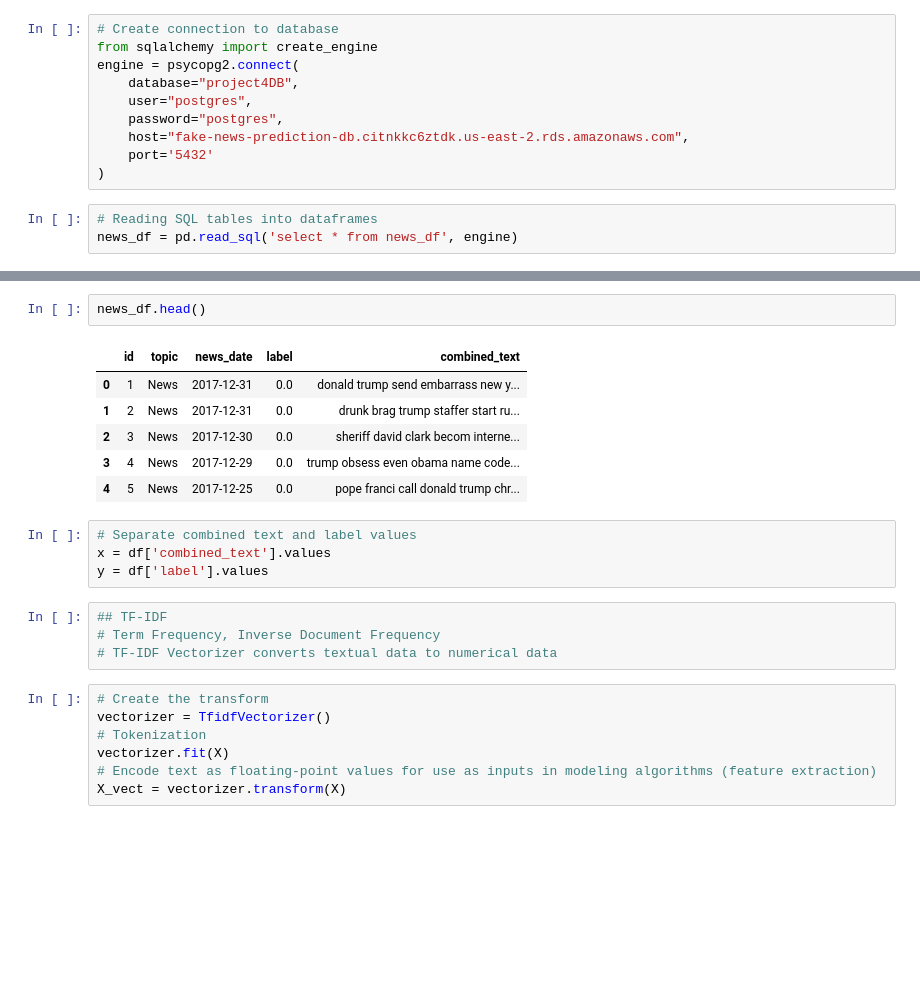
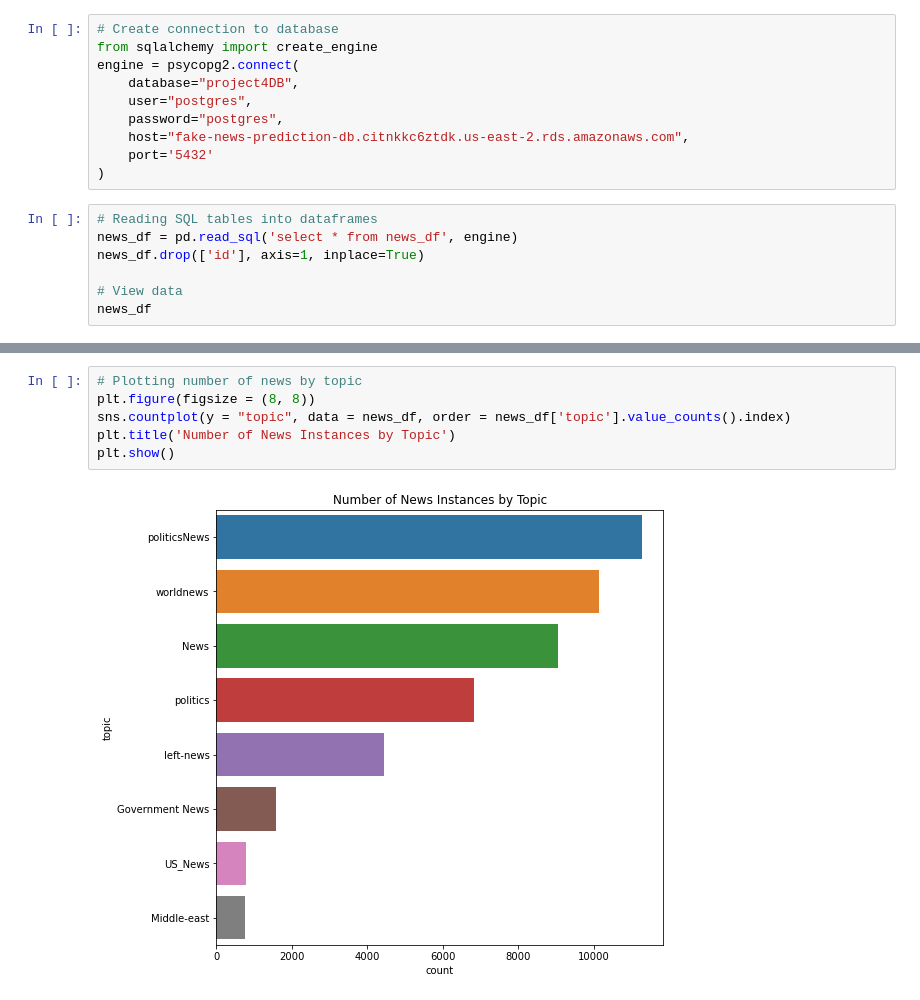
Before and after one commit to kevogil/fake-news-prediction, a Jupyter notebook: machine_learning.ipynb, the cells around one changed output, grey strips where cells are left out. Cells and saved outputs as stored; diff of their text form; blank space fills up the shorter version.

```diff
--- a/machine_learning.ipynb
+++ b/machine_learning.ipynb
@@ -16,3 +22,7 @@ engine = psycopg2.connect(
 # %%
 # Reading SQL tables into dataframes
 news_df = pd.read_sql('select * from news_df', engine)
+news_df.drop(['id'], axis=1, inplace=True)
+
+# View data
+news_df
@@ -19,24 +43,8 @@ news_df = pd.read_sql('select * from news_df', engine)
-# %%
-news_df.head()
-# %% [output]
-|  | id | topic | news_date | label | combined_text |
-| 0 | 1 | News | 2017-12-31 | 0.0 | donald trump send embarrass new y... |
-| 1 | 2 | News | 2017-12-31 | 0.0 | drunk brag trump staffer start ru... |
-| 2 | 3 | News | 2017-12-30 | 0.0 | sheriff david clark becom interne... |
-| 3 | 4 | News | 2017-12-29 | 0.0 | trump obsess even obama name code... |
-| 4 | 5 | News | 2017-12-25 | 0.0 | pope franci call donald trump chr... |
-# %%
-# Separate combined text and label values
-x = df['combined_text'].values
-y = df['label'].values
-# %%
-## TF-IDF
-# Term Frequency, Inverse Document Frequency
-# TF-IDF Vectorizer converts textual data to numerical data
-# %%
-# Create the transform
-vectorizer = TfidfVectorizer()
-# Tokenization
-vectorizer.fit(X)
-# Encode text as floating-point values for use as inputs in modeling algorithms (feature extraction)
-X_vect = vectorizer.transform(X)
+# %%
+# Plotting number of news by topic
+plt.figure(figsize = (8, 8))
+sns.countplot(y = "topic", data = news_df, order = news_df['topic'].value_counts().index)
+plt.title('Number of News Instances by Topic')
+plt.show()
+# %% [output]
+[figure, added]
```
Also changed, not shown: parts of 23 cells of this notebook, 1 other file.
